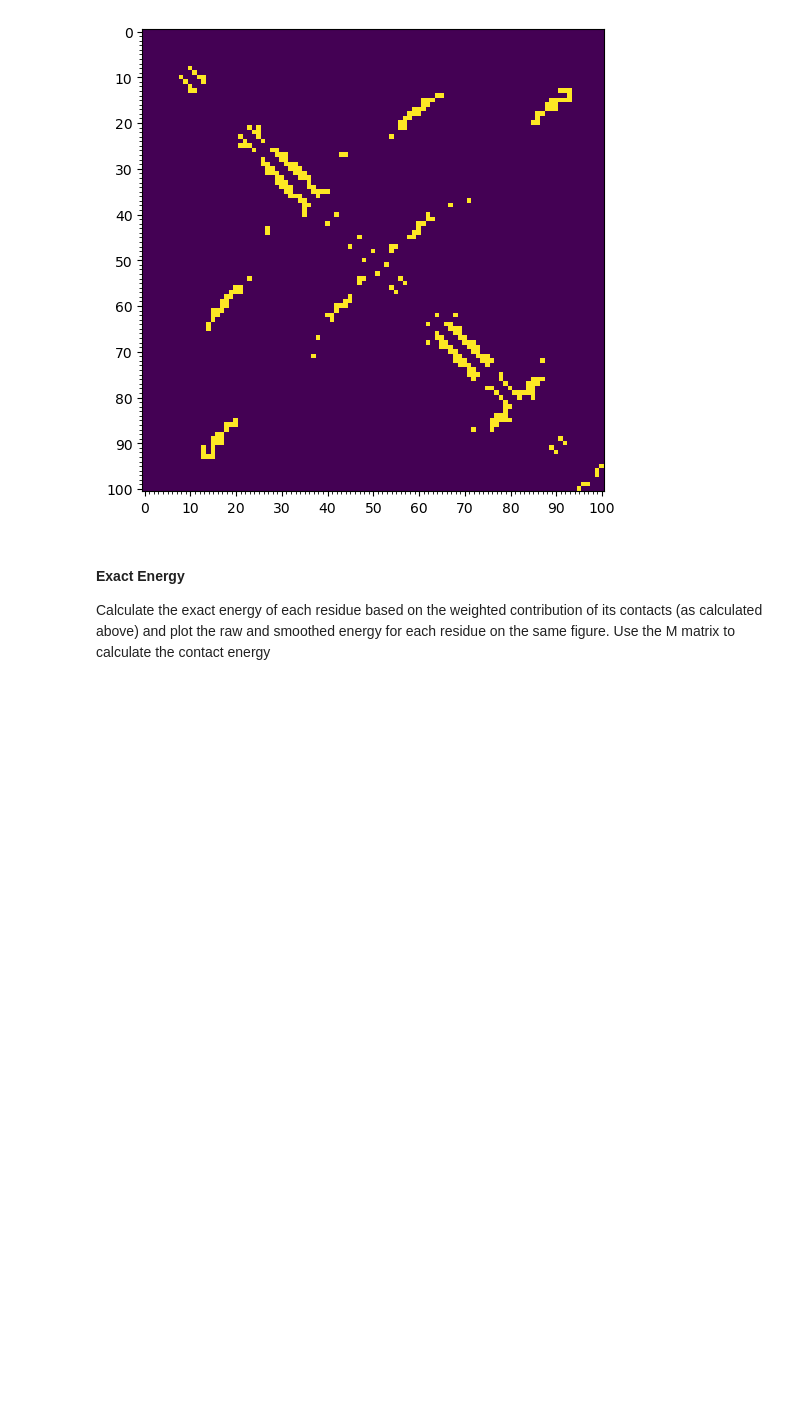
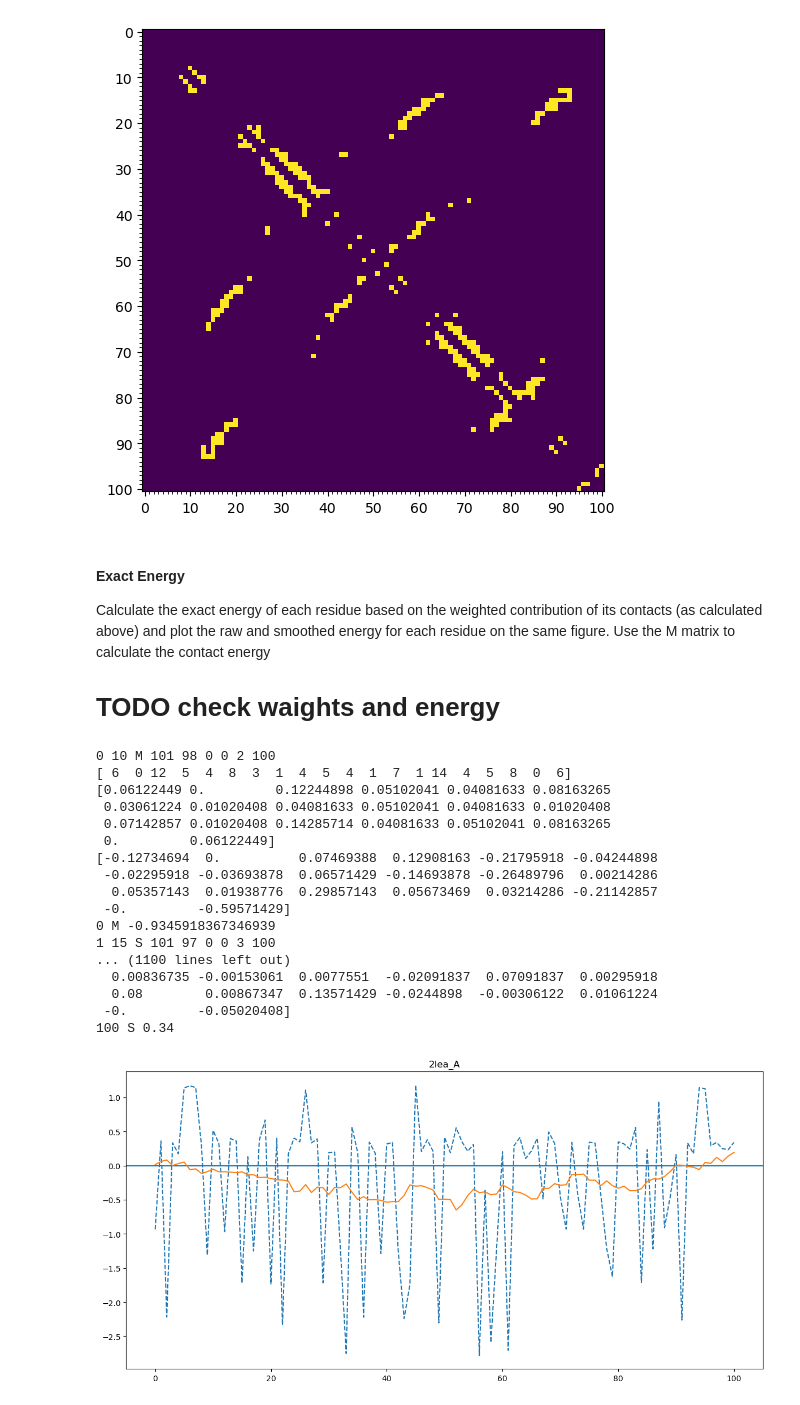
Before and after one commit to Reevoc/Structural-Bioinformatics, a Jupyter notebook: midterm2/midterm.ipynb, the cells around one changed output. Saved outputs shown, nothing was run; the diff lists cells and outputs as text; code cells hidden in the pictures; blank space fills up the shorter version.

```diff
--- a/midterm2/midterm.ipynb
+++ b/midterm2/midterm.ipynb
@@ -114,6 +114,8 @@ plt.savefig(path + '/figures_mid_term2/ca_contacts_nb{}.png'.format(id_protein),
 Calculate the exact energy of each residue based on the weighted contribution of its contacts
 (as calculated above) and plot the raw and smoothed energy for each residue on the same figure.
 Use the M matrix to calculate the contact energy
+
+# TODO check waights and energy
 # %%
 execfile("./iupred_data.py")
 m_matrix = np.array(m_matrix)
@@ -174,0 +174,30 @@ pred, pred_smooth = iupred(seq)
+# %%
+residues = [residue for residue in structure[0][chain] if residue.id[0] == " "]
+seq = "".join([seq1(residue.get_resname()) for residue in residues])
+pred, pred_smooth = iupred(seq)
+fig, ax = plt.subplots(figsize=(12, 6))
+ax.set_title("{}_{}".format(id_protein, chain))
+ax.axhline()
+ax.plot(np.arange(len(seq)), pred, ls='--')
+ax.plot(np.arange(len(seq)), pred_smooth, ls='-')
+plt.tight_layout()  # Remove figure padding
+plt.savefig(path + '/figures_mid_term2/iupred_{}_{}.png'.format(id_protein, chain), dpi=300, bbox_inches='tight')
+# %% [output]
+0 10 M 101 98 0 0 2 100
+[ 6  0 12  5  4  8  3  1  4  5  4  1  7  1 14  4  5  8  0  6]
+[0.06122449 0.         0.12244898 0.05102041 0.04081633 0.08163265
+ 0.03061224 0.01020408 0.04081633 0.05102041 0.04081633 0.01020408
+ 0.07142857 0.01020408 0.14285714 0.04081633 0.05102041 0.08163265
+ 0.         0.06122449]
+[-0.12734694  0.          0.07469388  0.12908163 -0.21795918 -0.04244898
+ -0.02295918 -0.03693878  0.06571429 -0.14693878 -0.26489796  0.00214286
+  0.05357143  0.01938776  0.29857143  0.05673469  0.03214286 -0.21142857
+ -0.         -0.59571429]
+0 M -0.9345918367346939
+1 15 S 101 97 0 0 3 100
+... (1100 lines left out)
+  0.00836735 -0.00153061  0.0077551  -0.02091837  0.07091837  0.00295918
+  0.08        0.00867347  0.13571429 -0.0244898  -0.00306122  0.01061224
+ -0.         -0.05020408]
+100 S 0.34
+[figure, added]
```
Also changed, not shown: parts of 3 cells of this notebook.
